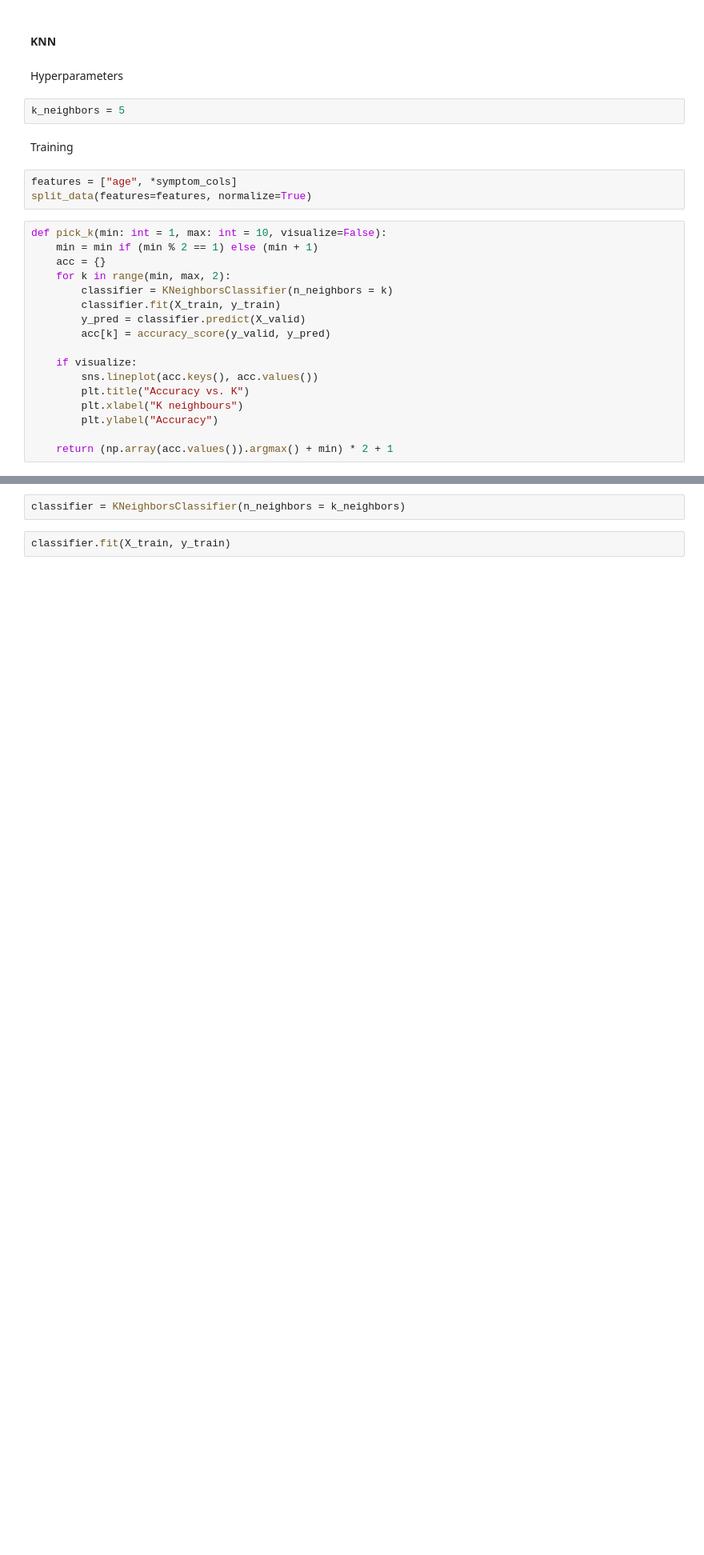
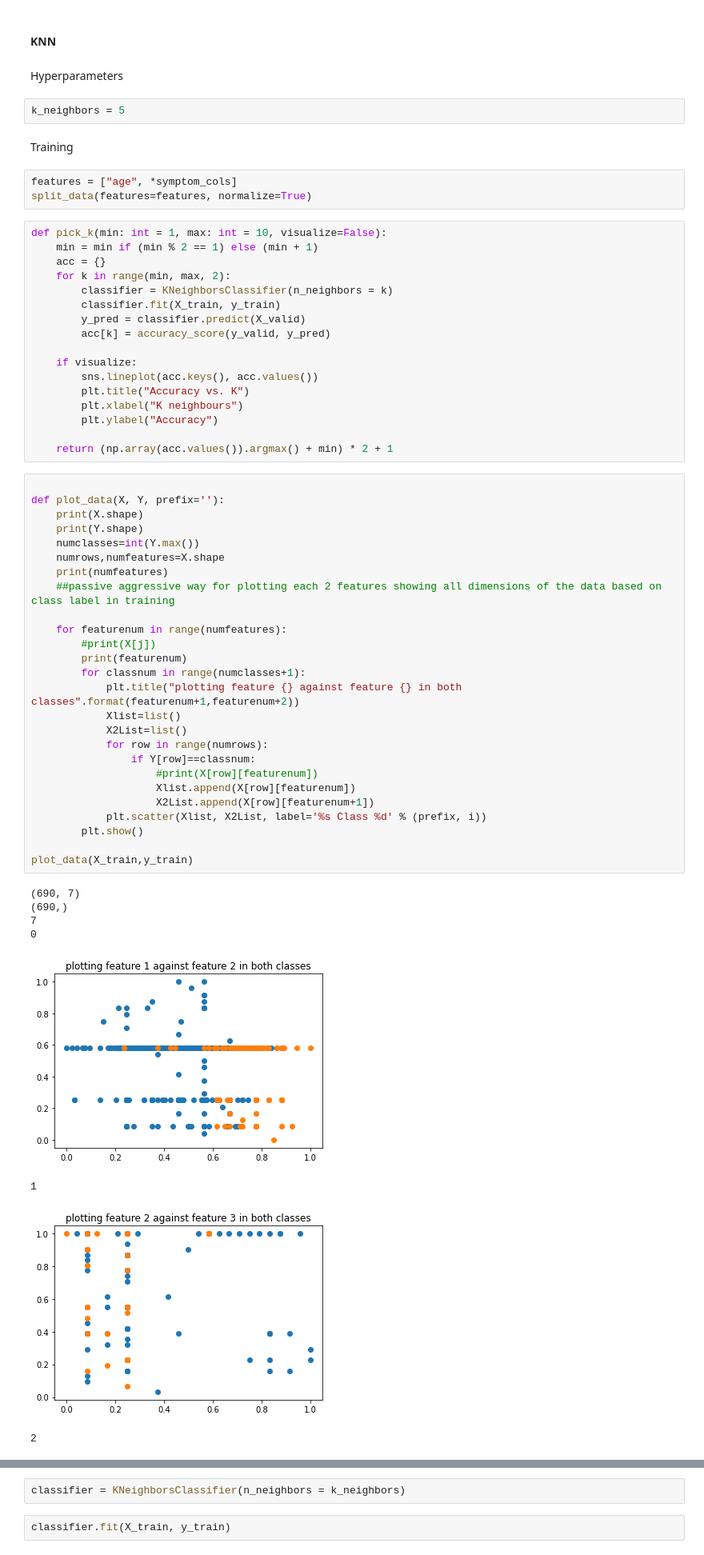
Before and after one commit to Ali-Elganzory/Covid-19-Mortality, a Jupyter notebook: Project.ipynb, the cells around one changed output, grey strips where cells are left out. Shown at 80% size. Drawn from its saved outputs; the diff is of its cells as text; blank space fills up the shorter version.

Commit message:
fixed pick_k return value, plotted each 2 distinct features together as unfolding for the n dimensional feature data

```diff
--- a/Project.ipynb
+++ b/Project.ipynb
@@ -208,3 +208,38 @@ def pick_k(min: int = 1, max: int = 10, visualize=False):
         plt.ylabel("Accuracy")
 
     return (np.array(acc.values()).argmax() + min) * 2 + 1
+# %%
+
+def plot_data(X, Y, prefix=''):
+    print(X.shape)
+    print(Y.shape)
+    numclasses=int(Y.max())
+    numrows,numfeatures=X.shape
+    print(numfeatures)
+    ##passive aggressive way for plotting each 2 features showing all dimensions of the data based on class label in training
+
+    for featurenum in range(numfeatures):
+        #print(X[j])
+        print(featurenum)
+        for classnum in range(numclasses+1):
+            plt.title("plotting feature {} against feature {} in both classes".format(featurenum+1,featurenum+2))
+            Xlist=list()
+            X2List=list()
+            for row in range(numrows):
+                if Y[row]==classnum:
+                    #print(X[row][featurenum])
+                    Xlist.append(X[row][featurenum])
+                    X2List.append(X[row][featurenum+1])
+            plt.scatter(Xlist, X2List, label='%s Class %d' % (prefix, i))
+        plt.show()
+
+plot_data(X_train,y_train)
+# %% [output]
+(690, 7)
+(690,)
+7
+0
+[figure, added]
+1
+[figure, added]
+2
```
Also changed, not shown: parts of 5 cells of this notebook.
